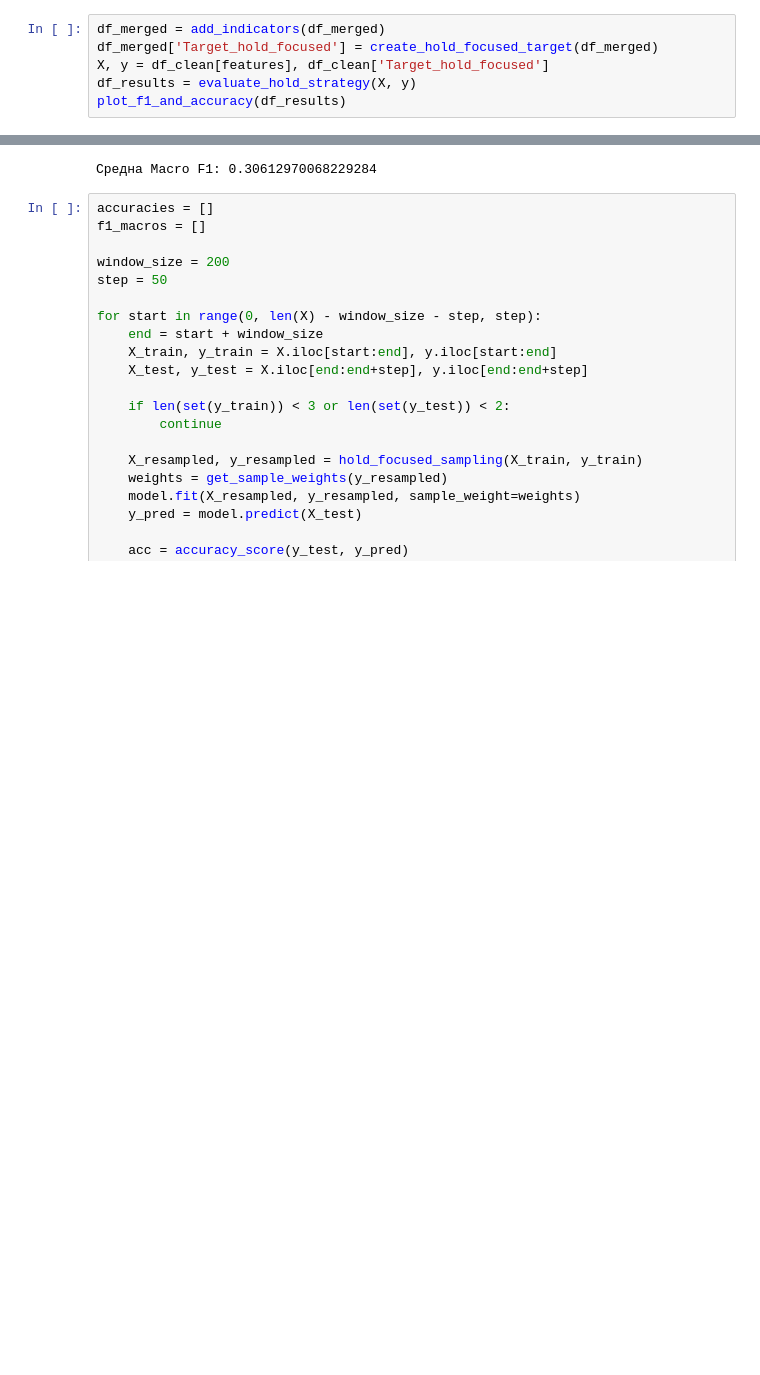
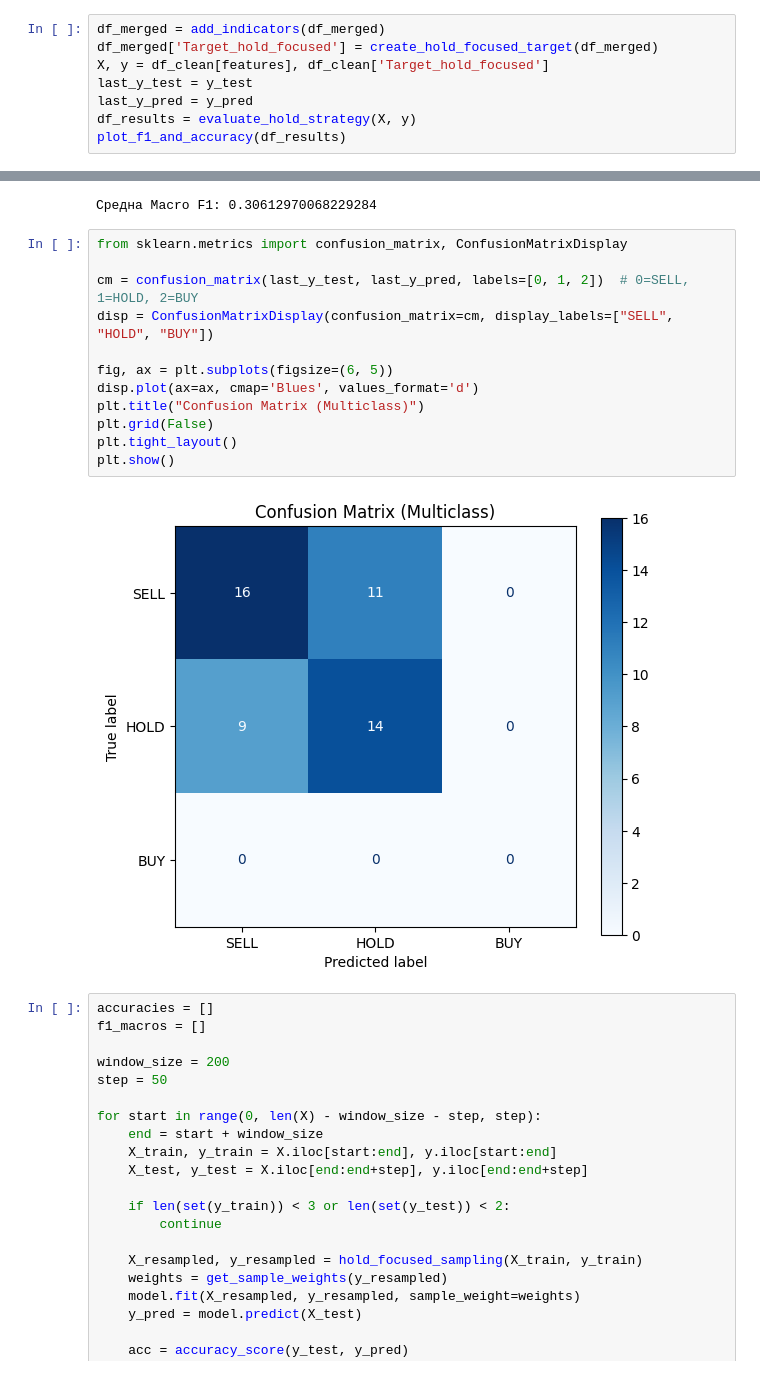
Before and after one commit to Kocevav/Research-project, a Jupyter notebook: Research.ipynb, the cells around one changed output, grey strips where cells are left out. Saved outputs shown, nothing was run; the diff lists cells and outputs as text; blank space fills up the shorter version.

Commit message:
Add visualizations

```diff
--- a/Research.ipynb
+++ b/Research.ipynb
@@ -651,11 +651,27 @@ def plot_f1_and_accuracy(df_results):
 df_merged = add_indicators(df_merged)
 df_merged['Target_hold_focused'] = create_hold_focused_target(df_merged)
 X, y = df_clean[features], df_clean['Target_hold_focused']
+last_y_test = y_test
+last_y_pred = y_pred
 df_results = evaluate_hold_strategy(X, y)
 plot_f1_and_accuracy(df_results)
 # %% [output]
 [figure]
 Средна Macro F1: 0.30612970068229284
+# %%
+from sklearn.metrics import confusion_matrix, ConfusionMatrixDisplay
+
+cm = confusion_matrix(last_y_test, last_y_pred, labels=[0, 1, 2])  # 0=SELL, 1=HOLD, 2=BUY
+disp = ConfusionMatrixDisplay(confusion_matrix=cm, display_labels=["SELL", "HOLD", "BUY"])
+
+fig, ax = plt.subplots(figsize=(6, 5))
+disp.plot(ax=ax, cmap='Blues', values_format='d')
+plt.title("Confusion Matrix (Multiclass)")
+plt.grid(False)
+plt.tight_layout()
+plt.show()
+# %% [output]
+[figure, added]
 # %%
 accuracies = []
 f1_macros = []
```
Also changed, not shown: parts of 2 cells of this notebook.
